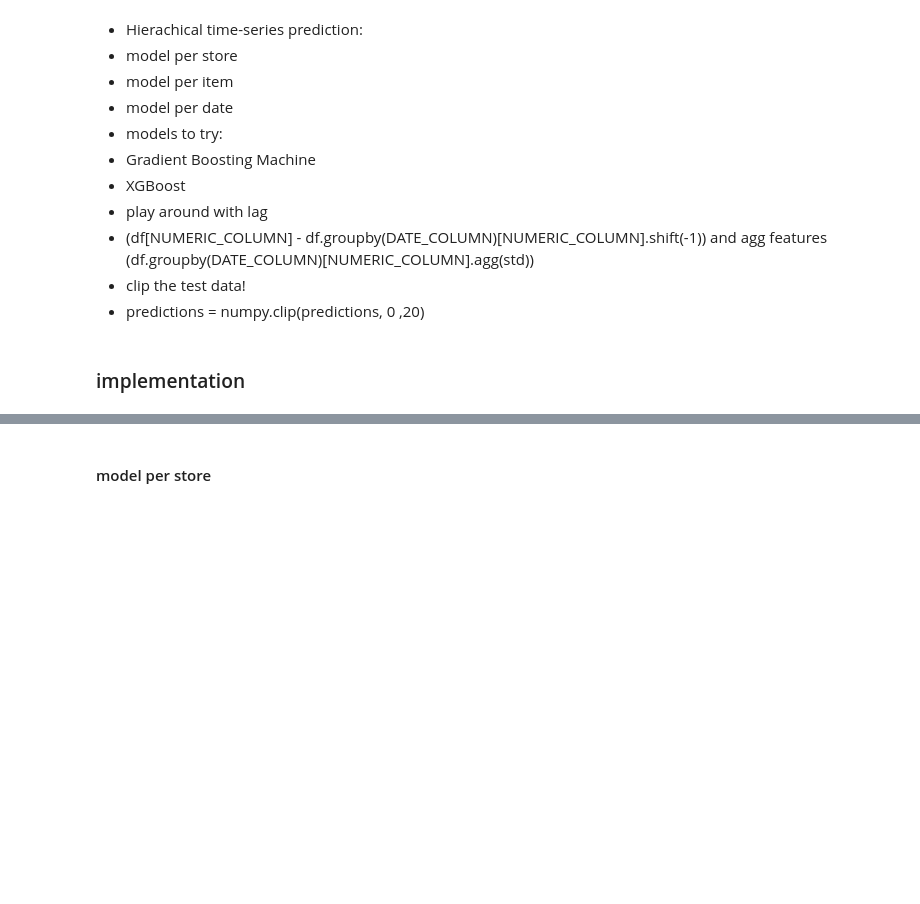
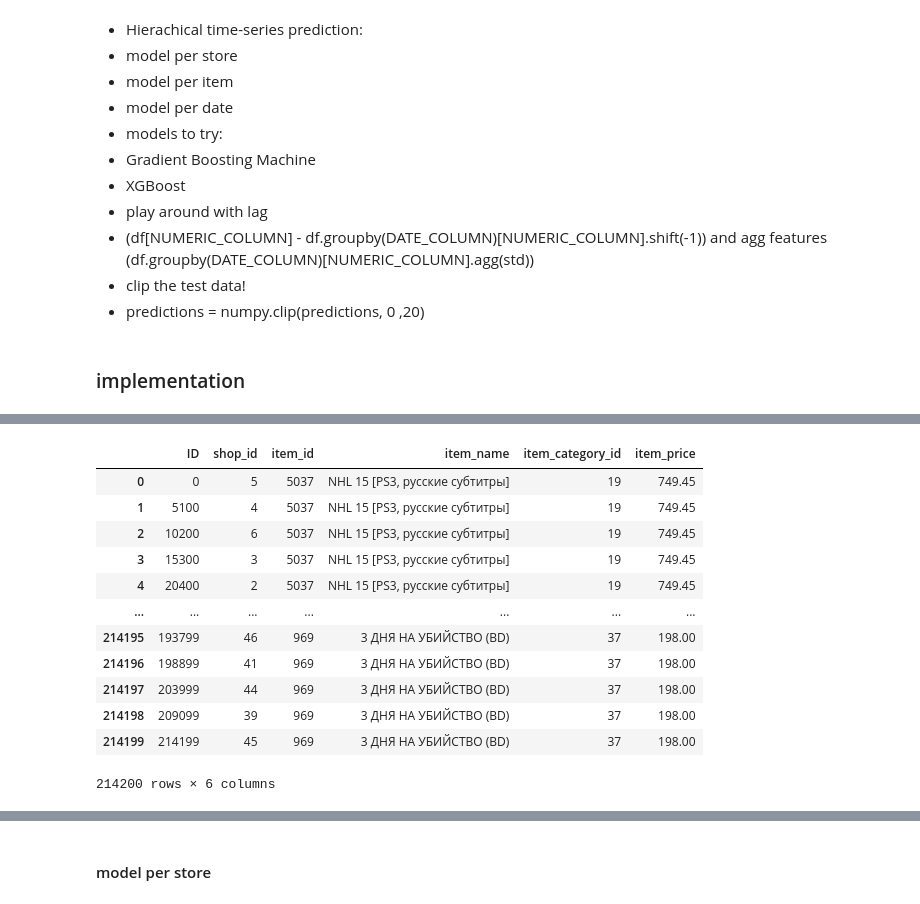
Before and after one commit to Telocontar/kaggle_predict_future_sales, a Jupyter notebook: notebooks/notebook5202f4a646.ipynb, the cells around one changed output, grey strips where cells are left out. Cells and saved outputs as stored; diff of their text form; code cells hidden in the pictures; blank space fills up the shorter version.

```diff
--- a/notebooks/notebook5202f4a646.ipynb
+++ b/notebooks/notebook5202f4a646.ipynb
@@ -287,3 +332,10 @@ items.head(2)
 | 1 | !ABBYY FineReader 12 Professional... | 1 | 76 |
 # %%
 train = pd.merge(train, items, on="item_id")
+# %%
+test = pd.merge(test_raw, items, on="item_id")
+# %%
+# we assume static prices for now
+# TODO: use dynamic prices
+item_id_price_df = train_raw[["item_id", "item_price"]].drop_duplicates()
+item_id_to_price_dict = {row["item_id"]: row["item_price"] for _, row in item_id_price_df.iterrows()}
@@ -451,0 +494,16 @@ train
+# %%
+test
+# %% [output]
+|  | ID | shop_id | item_id | item_name | item_category_id | item_price |
+| 0 | 0 | 5 | 5037 | NHL 15 [PS3, русские субтитры] | 19 | 749.45 |
+| 1 | 5100 | 4 | 5037 | NHL 15 [PS3, русские субтитры] | 19 | 749.45 |
+| 2 | 10200 | 6 | 5037 | NHL 15 [PS3, русские субтитры] | 19 | 749.45 |
+| 3 | 15300 | 3 | 5037 | NHL 15 [PS3, русские субтитры] | 19 | 749.45 |
+| 4 | 20400 | 2 | 5037 | NHL 15 [PS3, русские субтитры] | 19 | 749.45 |
+| ... | ... | ... | ... | ... | ... | ... |
+| 214195 | 193799 | 46 | 969 | 3 ДНЯ НА УБИЙСТВО (BD) | 37 | 198.00 |
+| 214196 | 198899 | 41 | 969 | 3 ДНЯ НА УБИЙСТВО (BD) | 37 | 198.00 |
+| 214197 | 203999 | 44 | 969 | 3 ДНЯ НА УБИЙСТВО (BD) | 37 | 198.00 |
+| 214198 | 209099 | 39 | 969 | 3 ДНЯ НА УБИЙСТВО (BD) | 37 | 198.00 |
+| 214199 | 214199 | 45 | 969 | 3 ДНЯ НА УБИЙСТВО (BD) | 37 | 198.00 |
+214200 rows × 6 columns
```
Also changed, not shown: parts of 71 cells of this notebook.
